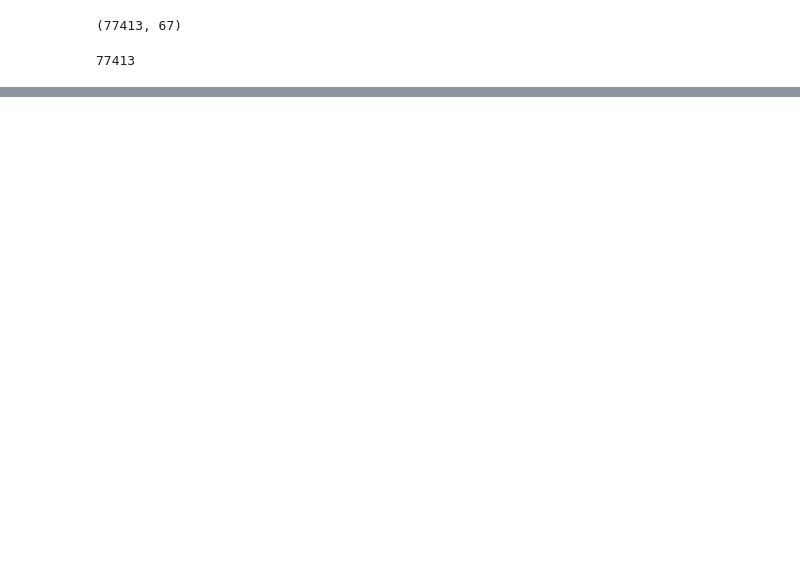
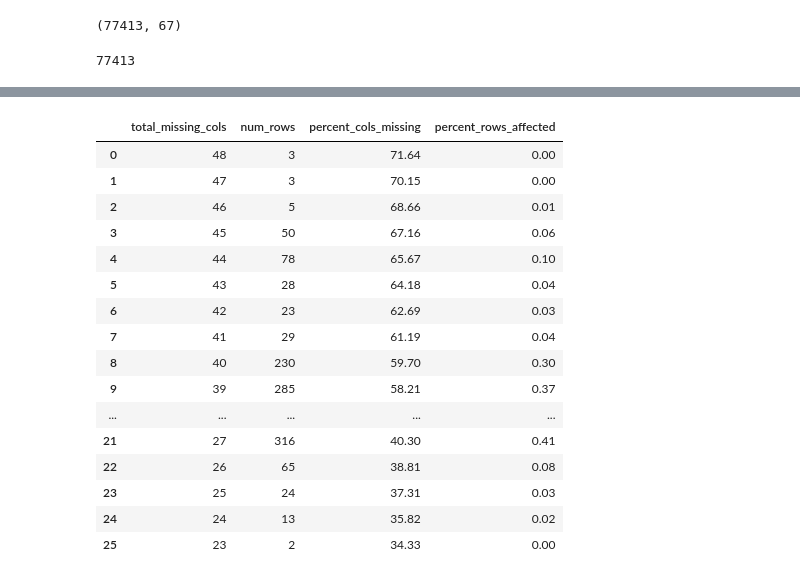
Before and after one commit to mdalton87/clustering-exercises, a Jupyter notebook: zillow.ipynb, the cells around one changed output, grey strips where cells are left out. Saved outputs shown, nothing was run; the diff lists cells and outputs as text; code cells hidden in the pictures; blank space fills up the shorter version.

```diff
--- a/zillow.ipynb
+++ b/zillow.ipynb
@@ -68,0 +82,20 @@ df2.head()
+# %%
+ex.missing_columns(df)
+# %% [output]
+|  | total_missing_cols | num_rows | percent_cols_missing | percent_rows_affected |
+| 0 | 48 | 3 | 71.64 | 0.00 |
+| 1 | 47 | 3 | 70.15 | 0.00 |
+| 2 | 46 | 5 | 68.66 | 0.01 |
+| 3 | 45 | 50 | 67.16 | 0.06 |
+| 4 | 44 | 78 | 65.67 | 0.10 |
+| 5 | 43 | 28 | 64.18 | 0.04 |
+| 6 | 42 | 23 | 62.69 | 0.03 |
+| 7 | 41 | 29 | 61.19 | 0.04 |
+| 8 | 40 | 230 | 59.70 | 0.30 |
+| 9 | 39 | 285 | 58.21 | 0.37 |
+| ... | ... | ... | ... | ... |
+| 21 | 27 | 316 | 40.30 | 0.41 |
+| 22 | 26 | 65 | 38.81 | 0.08 |
+| 23 | 25 | 24 | 37.31 | 0.03 |
+| 24 | 24 | 13 | 35.82 | 0.02 |
+| 25 | 23 | 2 | 34.33 | 0.00 |
```
Also changed, not shown: parts of 52 cells of this notebook, 2 other files.
